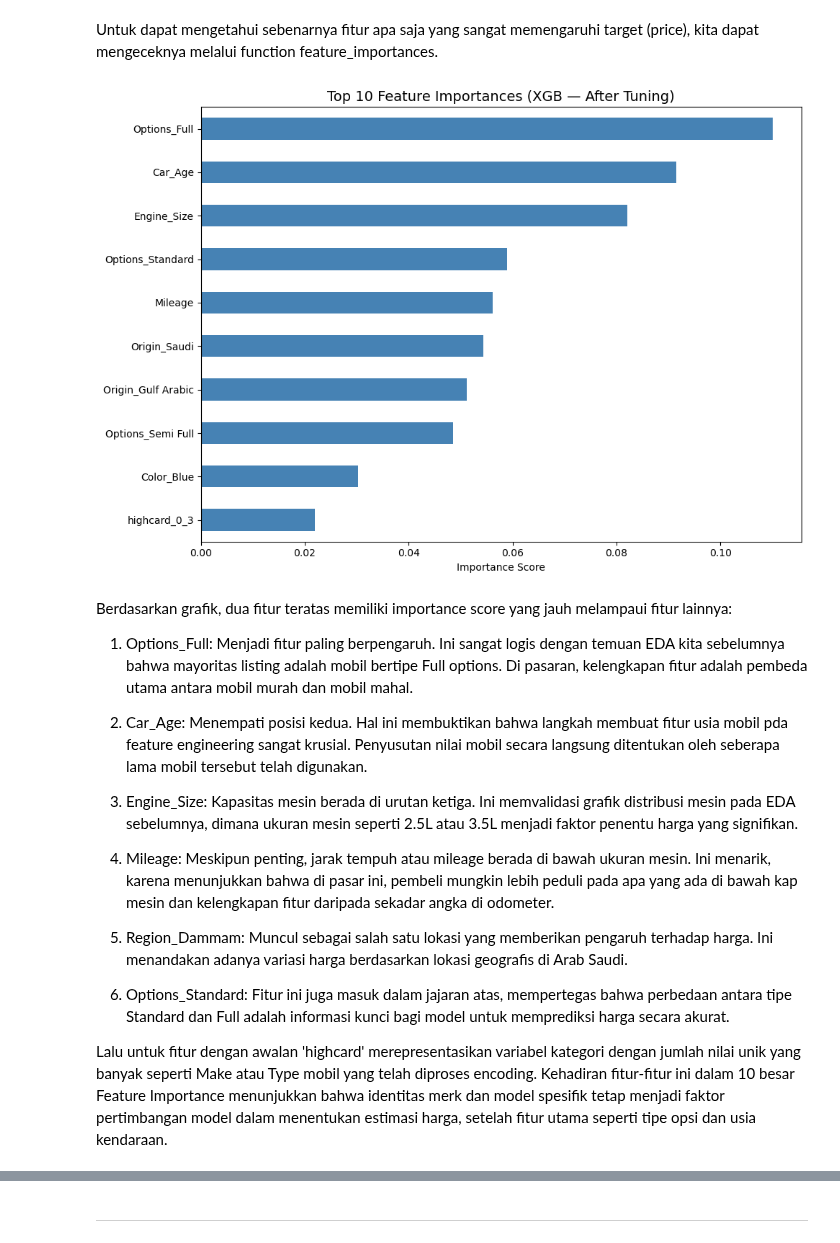
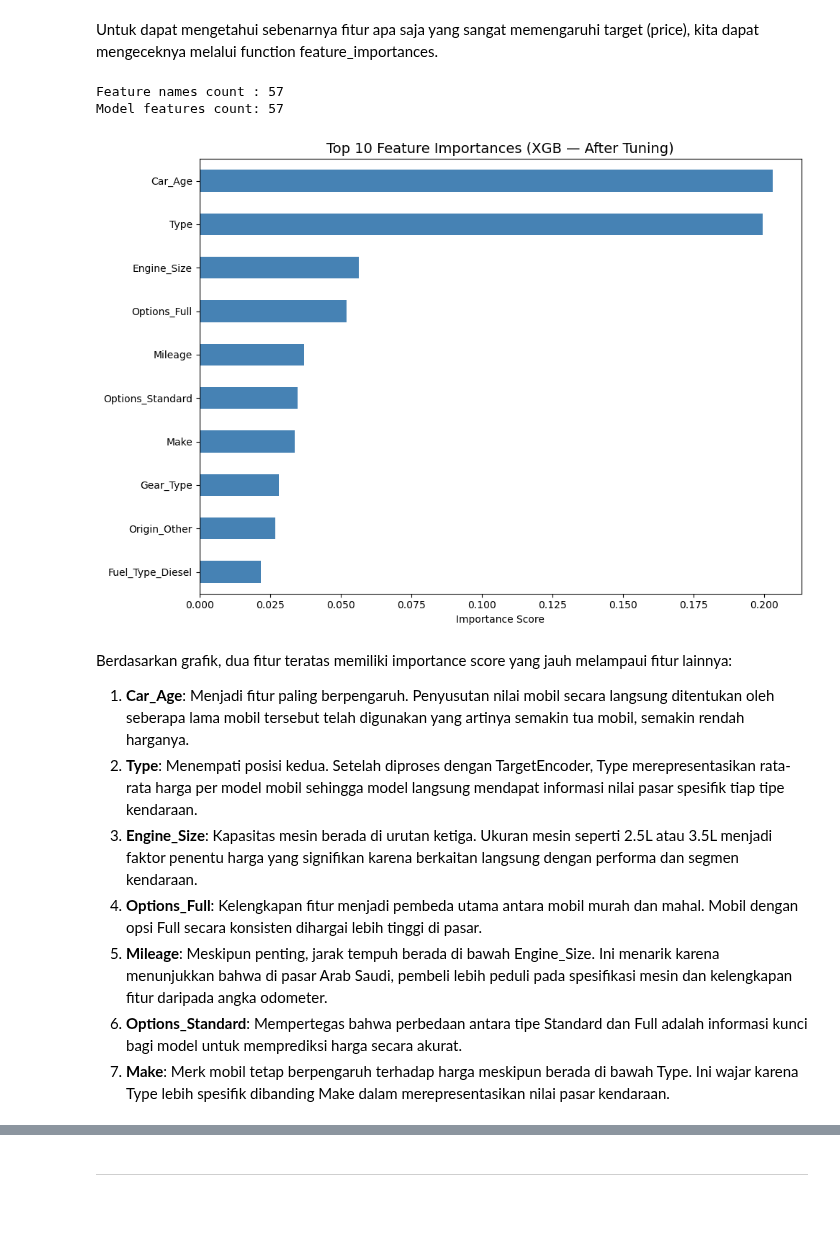
Before and after one commit to jcdspurwadhika/JCDSAH-024_Epsilon, a Jupyter notebook: Final Project - Price Prediction.ipynb, the cells around one changed output, grey strips where cells are left out. Cells and saved outputs as stored; diff of their text form; code cells hidden in the pictures; blank space fills up the shorter version.

```diff
--- a/Final Project - Price Prediction.ipynb
+++ b/Final Project - Price Prediction.ipynb
@@ -873,7 +876,7 @@ ohe_pipeline = Pipeline(steps=[
 
 high_card_pipeline = Pipeline(steps=[
     ("imputer", SimpleImputer(strategy="most_frequent")),
-    ("binary", ce.BinaryEncoder()),
+    ("target", TargetEncoder(target_type='continuous', random_state=1)),
 ])
 # %%
 preprocessor = ColumnTransformer(
@@ -1041,17 +1044,16 @@ score_before_tuning
 
 Karena model XGBoost memiliki performa yang sedikit lebih baik dari RandomForest, maka selanjutnya kita akan menggunakan model XGBoost ini sebagai model akhir. Pada tahap ini, kita akan melakukan hyperparameter tuning pada model XGBoost dengan harapan dapat meningkatkan performa model.
 # %%
-# Hyperparam space XGboost
 hyperparam_space_xgb = {
-    'model__regressor__max_depth'        : [2, 3, 4],
+    'model__regressor__max_depth'        : [4, 5, 6, 7],
     'model__regressor__learning_rate'    : [0.01, 0.05, 0.1],
     'model__regressor__n_estimators'     : list(np.arange(200, 501)),
-    'model__regressor__subsample'        : [0.6, 0.7, 0.8],
-    'model__regressor__gamma'            : [1, 2, 5, 10],
-    'model__regressor__colsample_bytree' : [0.5, 0.6, 0.7],
-    'model__regressor__reg_alpha'        : [1.0, 5.0, 10.0],
-    'model__regressor__reg_lambda'       : [5.0, 10.0, 20.0],
-    'model__regressor__min_child_weight' : [5, 10, 20],
+    'model__regressor__subsample'        : [0.7, 0.8, 0.9],
+    'model__regressor__gamma'            : [0, 0.1, 0.5, 1],
+    'model__regressor__colsample_bytree' : [0.6, 0.7, 0.8],
+    'model__regressor__reg_alpha'        : [0, 0.1, 0.5, 1.0],
+    'model__regressor__reg_lambda'       : [1.0, 2.0, 5.0],
+    'model__regressor__min_child_weight' : [3, 5, 10],
 }
 # %%
 # Benchmark model dengan hyperparameter tuning
@@ -1082,7 +1084,7 @@ random_xgb = RandomizedSearchCV(
         'r2',
     ],
     n_jobs=-1,
-    refit='neg_mean_absolute_percentage_error',    # ← changed back from RMSE
+    refit='neg_root_mean_squared_error',
     random_state=1
 )
 # %%
@@ -1317,49 +1331,50 @@ plt.show()
 # %% [markdown]
 Untuk dapat mengetahui sebenarnya fitur apa saja yang sangat memengaruhi target (price), kita dapat mengeceknya melalui function feature_importances.
 # %%
-xgb_model  = xgb_tuning['model'].regressor_
+xgb_model = xgb_tuning['model'].regressor_
 
-# Ambil nama fitur dari encoder
-num_features  = num_col
-bin_features  = bin_col
-ohe_features  = (preprocessor.named_transformers_['ohe']['ohe'].get_feature_names_out(ohe_col).tolist())
+# Numeric dan binary features
+num_features = num_col
+bin_features = bin_col
 
-sample         = X_train.iloc[:1]
-full_transform = preprocessor.transform(sample)
+# OHE features
+ohe_features = (preprocessor.named_transformers_['ohe']['ohe']
+                .get_feature_names_out(ohe_col).tolist())
 
-binary_encoder  = preprocessor.named_transformers_['high_card']['binary']
-high_card_features = [f'highcard_{col}'
-                      for col in binary_encoder.get_feature_names_out()]
+# High Cardinality features
+target_encoded_features = high_card_cols  # ['Make', 'Type']
 
-all_feature_names = (num_features + bin_features + ohe_features + high_card_features)
+all_feature_names = num_features + bin_features + ohe_features + target_encoded_features
 
+
+print(f"Feature names count : {len(all_feature_names)}")
+print(f"Model features count: {len(xgb_model.feature_importances_)}")
+
+# Plot
 feature_imp = pd.Series(
     xgb_model.feature_importances_,
     index=all_feature_names
 ).sort_values(ascending=True).tail(10)
 
 plt.figure(figsize=(10, 7))
 feature_imp.plot(kind='barh', color='steelblue')
 plt.title('Top 10 Feature Importances (XGB — After Tuning)', fontsize=14)
 plt.xlabel('Importance Score')
 plt.tight_layout()
 plt.show()
 # %% [output]
+Feature names count : 57
+Model features count: 57
-[figure, old version]
+[figure, new version]
 # %% [markdown]
 Berdasarkan grafik, dua fitur teratas memiliki importance score yang jauh melampaui fitur lainnya:
-1. Options_Full: Menjadi fitur paling berpengaruh. Ini sangat logis dengan temuan EDA kita sebelumnya bahwa mayoritas listing adalah mobil bertipe Full options. Di pasaran, kelengkapan fitur adalah pembeda utama antara mobil murah dan mobil mahal.
 
-2. Car_Age: Menempati posisi kedua. Hal ini membuktikan bahwa langkah membuat fitur usia mobil pda feature engineering sangat krusial. Penyusutan nilai mobil secara langsung ditentukan oleh seberapa lama mobil tersebut telah digunakan.
-
-3. Engine_Size: Kapasitas mesin berada di urutan ketiga. Ini memvalidasi grafik distribusi mesin pada EDA sebelumnya, dimana ukuran mesin seperti 2.5L atau 3.5L menjadi faktor penentu harga yang signifikan.
-
-4. Mileage: Meskipun penting, jarak tempuh atau mileage berada di bawah ukuran mesin. Ini menarik, karena menunjukkan bahwa di pasar ini, pembeli mungkin lebih peduli pada apa yang ada di bawah kap mesin dan kelengkapan fitur daripada sekadar angka di odometer.
-
-5. Region_Dammam: Muncul sebagai salah satu lokasi yang memberikan pengaruh terhadap harga. Ini menandakan adanya variasi harga berdasarkan lokasi geografis di Arab Saudi.
-
-6. Options_Standard: Fitur ini juga masuk dalam jajaran atas, mempertegas bahwa perbedaan antara tipe Standard dan Full adalah informasi kunci bagi model untuk memprediksi harga secara akurat.
-
-Lalu untuk fitur dengan awalan 'highcard' merepresentasikan variabel kategori dengan jumlah nilai unik yang banyak seperti Make atau Type mobil yang telah diproses encoding. Kehadiran fitur-fitur ini dalam 10 besar Feature Importance menunjukkan bahwa identitas merk dan model spesifik tetap menjadi faktor pertimbangan model dalam menentukan estimasi harga, setelah fitur utama seperti tipe opsi dan usia kendaraan.
+1. **Car_Age**: Menjadi fitur paling berpengaruh. Penyusutan nilai mobil secara langsung ditentukan oleh seberapa lama mobil tersebut telah digunakan yang artinya semakin tua mobil, semakin rendah harganya.
+2. **Type**: Menempati posisi kedua. Setelah diproses dengan TargetEncoder, Type merepresentasikan rata-rata harga per model mobil sehingga model langsung mendapat informasi nilai pasar spesifik tiap tipe kendaraan.
+3. **Engine_Size**: Kapasitas mesin berada di urutan ketiga. Ukuran mesin seperti 2.5L atau 3.5L menjadi faktor penentu harga yang signifikan karena berkaitan langsung dengan performa dan segmen kendaraan.
+4. **Options_Full**: Kelengkapan fitur menjadi pembeda utama antara mobil murah dan mahal. Mobil dengan opsi Full secara konsisten dihargai lebih tinggi di pasar.
+5. **Mileage**: Meskipun penting, jarak tempuh berada di bawah Engine_Size. Ini menarik karena menunjukkan bahwa di pasar Arab Saudi, pembeli lebih peduli pada spesifikasi mesin dan kelengkapan fitur daripada angka odometer.
+6. **Options_Standard**: Mempertegas bahwa perbedaan antara tipe Standard dan Full adalah informasi kunci bagi model untuk memprediksi harga secara akurat.
+7. **Make**: Merk mobil tetap berpengaruh terhadap harga meskipun berada di bawah Type. Ini wajar karena Type lebih spesifik dibanding Make dalam merepresentasikan nilai pasar kendaraan.
 # %% [markdown]
 ## **Conclusion**
```
Also changed, not shown: parts of 27 cells of this notebook.
